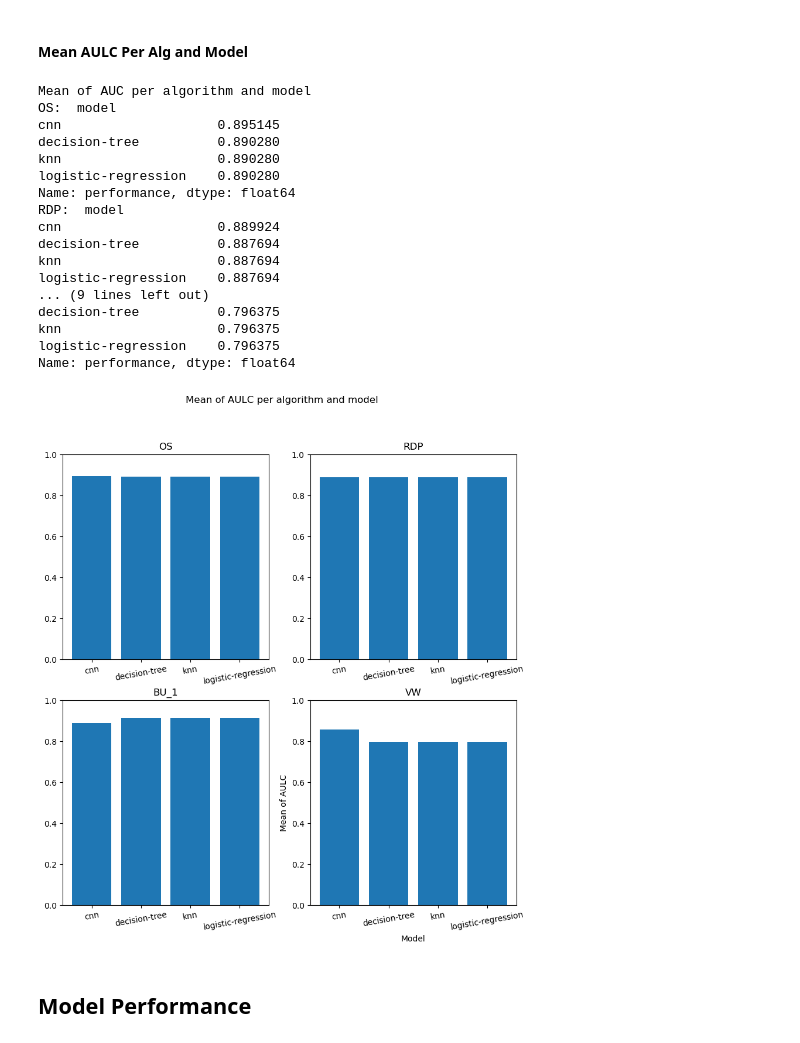
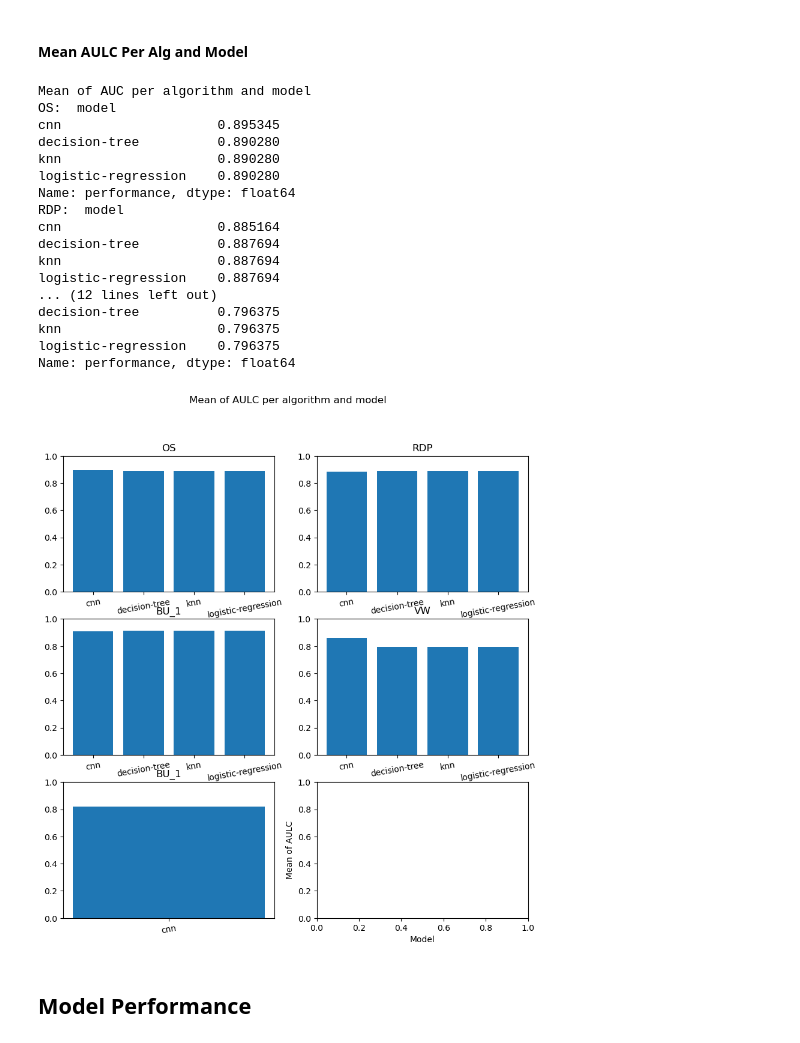
Before and after one commit to femartip/XAI_time_series, a Jupyter notebook: results/global_results.ipynb, the cells around one changed output. Saved outputs shown, nothing was run; the diff lists cells and outputs as text; code cells hidden in the pictures.

```diff
--- a/results/global_results.ipynb
+++ b/results/global_results.ipynb
@@ -5,7 +5,7 @@ import os
 import numpy as np
 # %%
 results = pd.read_csv('results.csv')
-results = results.query("simp_algorithm == ['OS','RDP','VW','BU_1']")
+results = results.query("simp_algorithm == ['OS','RDP','VW','BU_1', 'BU_2']")
 results["dataset"] = results["dataset"].apply(lambda x: x.replace("TEST_normalized", ""))
 results["model"] = results["model"].apply(lambda x: x.split(".")[0].replace("_norm", ""))
 results.head(5)
@@ -135,58 +142,65 @@ plt.show()
 os_alg_all_per_model = results.query('simp_algorithm == "OS"').groupby("model")["performance"].mean()
 rdp_alg_all_per_model = results.query('simp_algorithm == "RDP"').groupby("model")["performance"].mean()
 bu_alg_all_per_model = results.query('simp_algorithm == "BU_1"').groupby("model")["performance"].mean()
+bu_2_alg_all_per_model = results.query('simp_algorithm == "BU_2"').groupby("model")["performance"].mean()
 vw_alg_all_per_model = results.query('simp_algorithm == "VW"').groupby("model")["performance"].mean()
 print("Mean of AUC per algorithm and model")
 print("OS: ", os_alg_all_per_model)
 print("RDP: ", rdp_alg_all_per_model)
-print("BU: ", bu_alg_all_per_model)
+print("BU_1: ", bu_alg_all_per_model)
+print("BU_2: ", bu_2_alg_all_per_model)
 print("VC: ", vw_alg_all_per_model)
 # %% [output]
 Mean of AUC per algorithm and model
 OS:  model
-cnn                    0.895145
+cnn                    0.895345
 decision-tree          0.890280
 knn                    0.890280
 logistic-regression    0.890280
 Name: performance, dtype: float64
 RDP:  model
-cnn                    0.889924
+cnn                    0.885164
 decision-tree          0.887694
 knn                    0.887694
 logistic-regression    0.887694
-... (9 lines left out)
+... (12 lines left out)
 decision-tree          0.796375
 knn                    0.796375
 logistic-regression    0.796375
 Name: performance, dtype: float64
 # %%
-fig, ax = plt.subplots(nrows=2, ncols=2, figsize=(10, 10))
+fig, ax = plt.subplots(nrows=3, ncols=2, figsize=(10, 10))
 ax[0, 0].bar(os_alg_all_per_model.index, os_alg_all_per_model.values)
 ax[0, 0].set_title('OS')
 ax[0, 0].set_xticklabels(os_alg_all_per_model.index, rotation=10)
 ax[0, 0].set_ylim(0, 1)
 
 ax[0, 1].bar(rdp_alg_all_per_model.index, rdp_alg_all_per_model.values)
 ax[0, 1].set_xticklabels(os_alg_all_per_model.index, rotation=10)
 ax[0, 1].set_title('RDP')
 ax[0, 1].set_ylim(0, 1)
 
 ax[1, 0].bar(bu_alg_all_per_model.index, bu_alg_all_per_model.values)
 ax[1, 0].set_xticklabels(bu_alg_all_per_model.index, rotation=10)
 ax[1, 0].set_title('BU_1')
 ax[1, 0].set_ylim(0, 1)
 
 ax[1, 1].bar(vw_alg_all_per_model.index, vw_alg_all_per_model.values)
 ax[1, 1].set_xticklabels(vw_alg_all_per_model.index, rotation=10)
 ax[1, 1].set_title('VW')
 ax[1, 1].set_ylim(0, 1)
 
+ax[2, 0].bar(bu_2_alg_all_per_model.index, bu_2_alg_all_per_model.values)
+ax[2, 0].set_xticklabels(bu_alg_all_per_model.index, rotation=10)
+ax[2, 0].set_title('BU_1')
+ax[2, 0].set_ylim(0, 1)
+
 plt.suptitle('Mean of AULC per algorithm and model')
 plt.xlabel('Model')
 plt.ylabel('Mean of AULC')
 plt.show()
 # %% [output]
-[figure, old version]
+[figure, new version]
 # %% [markdown]
 ## Model Performance
 # %%
```
Also changed, not shown: parts of 22 cells of this notebook, 3 other files.
